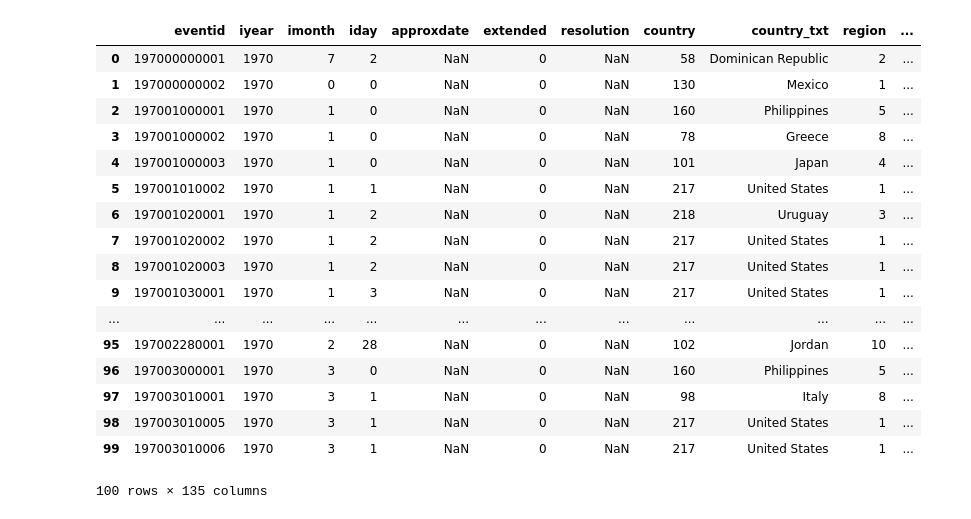
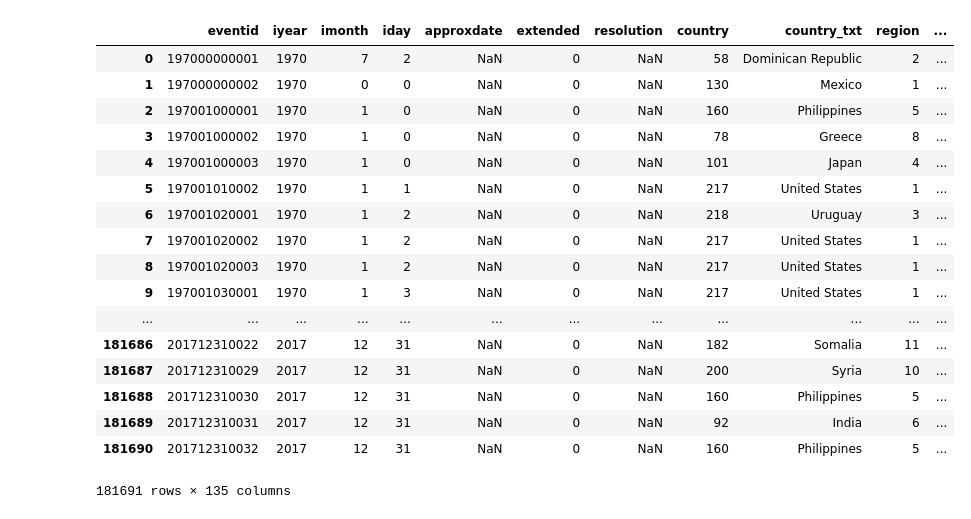
Before and after one commit to Orbitiumnos/Projects, a Jupyter notebook: Lab_2.ipynb, the cells around one changed output. Cells and saved outputs as stored; diff of their text form; code cells hidden in the pictures.

```diff
--- a/Lab_2.ipynb
+++ b/Lab_2.ipynb
@@ -6,23 +12,24 @@ import cx_Oracle
 # %%
+#читаем данные с csv
 df = pd.read_csv("C:\Jypiter\Glob_terror.csv", encoding='latin1', error_bad_lines = False, warn_bad_lines = False, low_memory=False)
-df.head(100)
+df
 # %% [output]
 |  | eventid | iyear | imonth | iday | approxdate | extended | resolution | country | country_txt | region | ... |
 | 0 | 197000000001 | 1970 | 7 | 2 | NaN | 0 | NaN | 58 | Dominican Republic | 2 | ... |
 | 1 | 197000000002 | 1970 | 0 | 0 | NaN | 0 | NaN | 130 | Mexico | 1 | ... |
 | 2 | 197001000001 | 1970 | 1 | 0 | NaN | 0 | NaN | 160 | Philippines | 5 | ... |
 | 3 | 197001000002 | 1970 | 1 | 0 | NaN | 0 | NaN | 78 | Greece | 8 | ... |
 | 4 | 197001000003 | 1970 | 1 | 0 | NaN | 0 | NaN | 101 | Japan | 4 | ... |
 | 5 | 197001010002 | 1970 | 1 | 1 | NaN | 0 | NaN | 217 | United States | 1 | ... |
 | 6 | 197001020001 | 1970 | 1 | 2 | NaN | 0 | NaN | 218 | Uruguay | 3 | ... |
 | 7 | 197001020002 | 1970 | 1 | 2 | NaN | 0 | NaN | 217 | United States | 1 | ... |
 | 8 | 197001020003 | 1970 | 1 | 2 | NaN | 0 | NaN | 217 | United States | 1 | ... |
 | 9 | 197001030001 | 1970 | 1 | 3 | NaN | 0 | NaN | 217 | United States | 1 | ... |
 | ... | ... | ... | ... | ... | ... | ... | ... | ... | ... | ... | ... |
-| 95 | 197002280001 | 1970 | 2 | 28 | NaN | 0 | NaN | 102 | Jordan | 10 | ... |
-| 96 | 197003000001 | 1970 | 3 | 0 | NaN | 0 | NaN | 160 | Philippines | 5 | ... |
-| 97 | 197003010001 | 1970 | 3 | 1 | NaN | 0 | NaN | 98 | Italy | 8 | ... |
-| 98 | 197003010005 | 1970 | 3 | 1 | NaN | 0 | NaN | 217 | United States | 1 | ... |
-| 99 | 197003010006 | 1970 | 3 | 1 | NaN | 0 | NaN | 217 | United States | 1 | ... |
+| 181686 | 201712310022 | 2017 | 12 | 31 | NaN | 0 | NaN | 182 | Somalia | 11 | ... |
+| 181687 | 201712310029 | 2017 | 12 | 31 | NaN | 0 | NaN | 200 | Syria | 10 | ... |
+| 181688 | 201712310030 | 2017 | 12 | 31 | NaN | 0 | NaN | 160 | Philippines | 5 | ... |
+| 181689 | 201712310031 | 2017 | 12 | 31 | NaN | 0 | NaN | 92 | India | 6 | ... |
+| 181690 | 201712310032 | 2017 | 12 | 31 | NaN | 0 | NaN | 160 | Philippines | 5 | ... |
-100 rows × 135 columns
+181691 rows × 135 columns
 # %%
```
Also changed, not shown: parts of 15 cells of this notebook.
